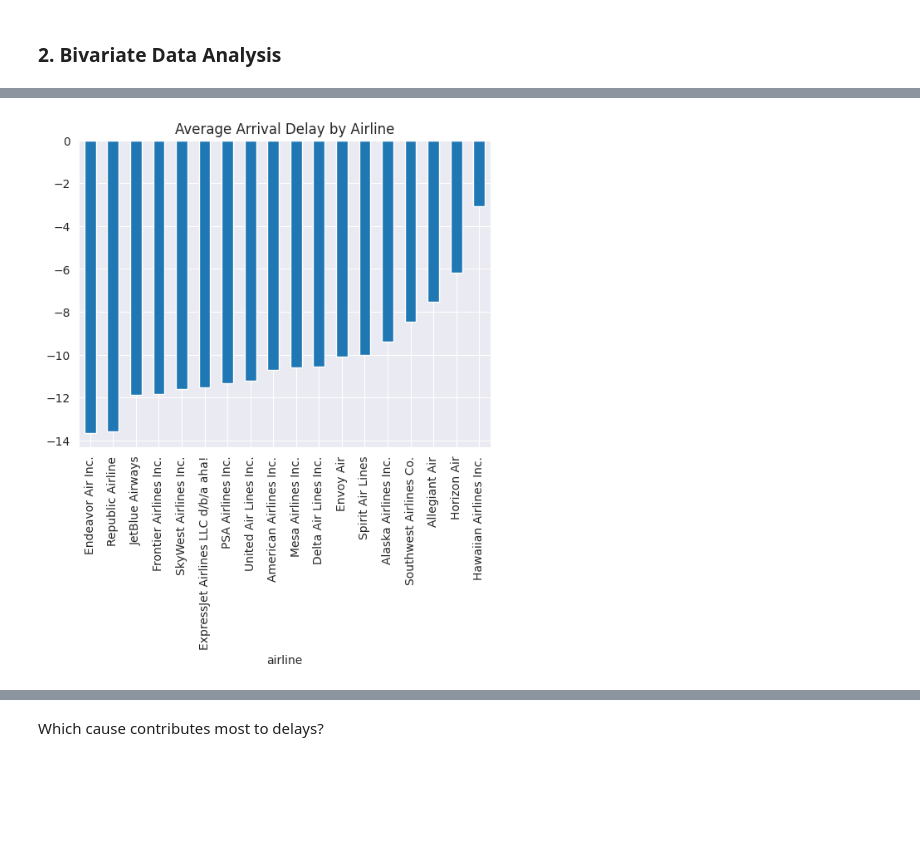
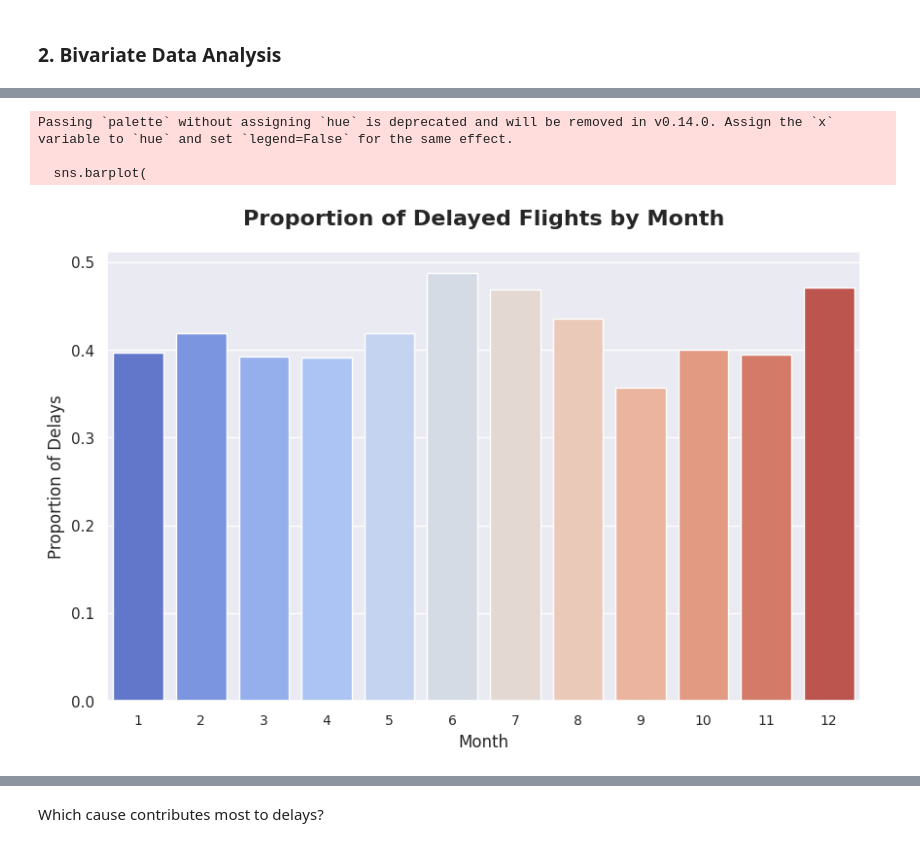
Before and after one commit to oscar066/Flight_delay_analysis, a Jupyter notebook: EDA.ipynb, the cells around one changed output, grey strips where cells are left out. Cells and saved outputs as stored; diff of their text form; code cells hidden in the pictures; blank space fills up the shorter version.

```diff
--- a/EDA.ipynb
+++ b/EDA.ipynb
@@ -208,7 +228,27 @@ plt.show()
-# %%
-# Airline vs Delays
-airline_delays = flight_eda_df.groupby('airline')['arr_delay'].mean().sort_values()
-airline_delays.plot(kind='bar', title='Average Arrival Delay by Airline')
-plt.show()
-# %% [output]
-[figure, removed]
+# %%
+# Calculate the proportion of delayed flights for each month
+month_delays = flight_eda_df.groupby('month')['target'].mean()
+
+# Plot the bar chart
+fig, ax = plt.subplots(figsize=(10, 6))
+sns.barplot(
+    x=month_delays.index,
+    y=month_delays.values,
+    palette='coolwarm',
+    ax=ax
+)
+
+# Add titles and labels
+plt.title('Proportion of Delayed Flights by Month', fontsize=16, fontweight='bold', pad=20)
+plt.ylabel('Proportion of Delays', fontsize=12)
+plt.xlabel('Month', fontsize=12)
+
+# Format x-axis for months (1-12)
+plt.xticks(ticks=range(0, 12), labels=[f'{i}' for i in range(1, 13)], fontsize=10)
+
+plt.show()
+# %% [output]
+Passing `palette` without assigning `hue` is deprecated and will be removed in v0.14.0. Assign the `x` variable to `hue` and set `legend=False` for the same effect.
+
+  sns.barplot(
+[figure, added]
```
Also changed, not shown: parts of 22 cells of this notebook.
